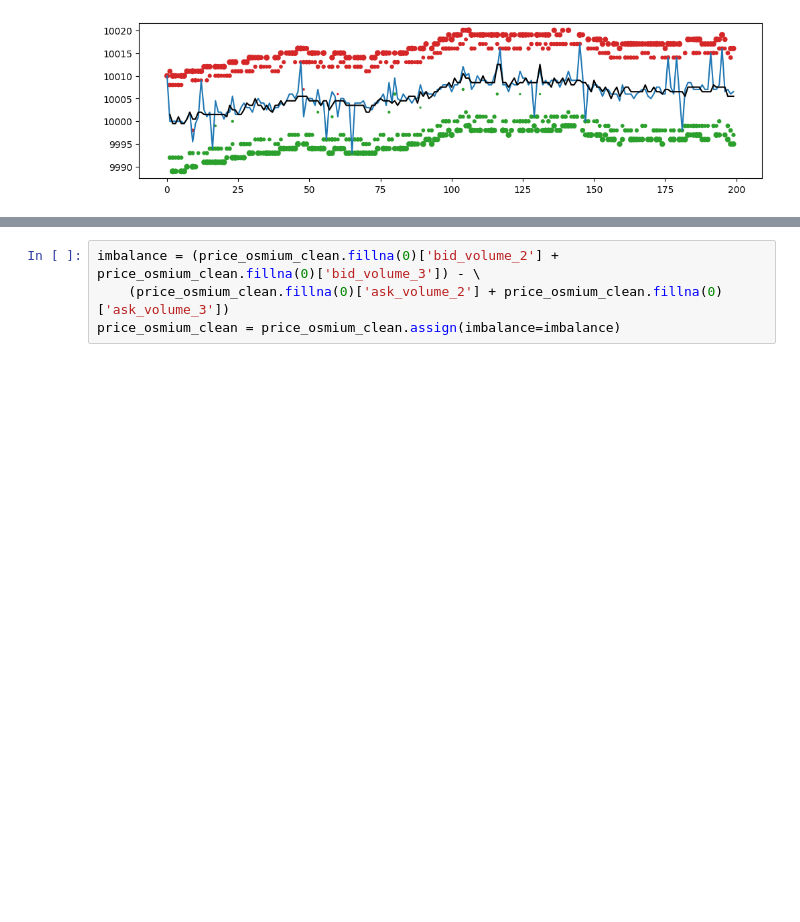
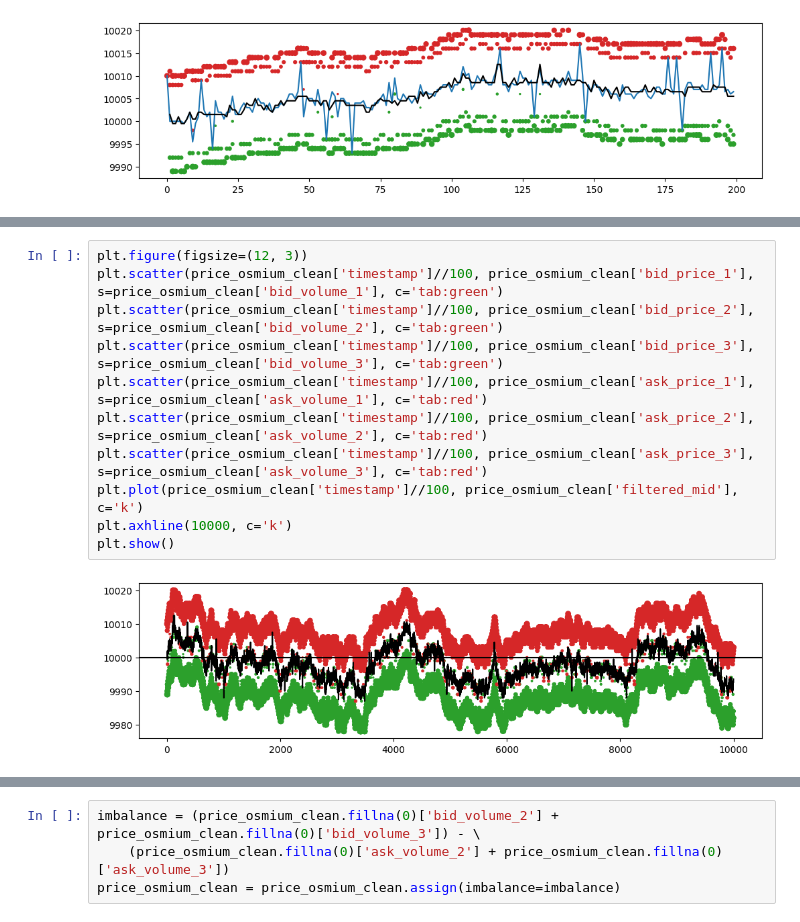
Before and after one commit to aemilani/imc-prosperity-4, a Jupyter notebook: notebooks/algo_1.ipynb, the cells around one changed output, grey strips where cells are left out. Saved outputs shown, nothing was run; the diff lists cells and outputs as text; blank space fills up the shorter version.

```diff
--- a/notebooks/algo_1.ipynb
+++ b/notebooks/algo_1.ipynb
@@ -319,0 +348,13 @@ plt.show()
+# %%
+plt.figure(figsize=(12, 3))
+plt.scatter(price_osmium_clean['timestamp']//100, price_osmium_clean['bid_price_1'], s=price_osmium_clean['bid_volume_1'], c='tab:green')
+plt.scatter(price_osmium_clean['timestamp']//100, price_osmium_clean['bid_price_2'], s=price_osmium_clean['bid_volume_2'], c='tab:green')
+plt.scatter(price_osmium_clean['timestamp']//100, price_osmium_clean['bid_price_3'], s=price_osmium_clean['bid_volume_3'], c='tab:green')
+plt.scatter(price_osmium_clean['timestamp']//100, price_osmium_clean['ask_price_1'], s=price_osmium_clean['ask_volume_1'], c='tab:red')
+plt.scatter(price_osmium_clean['timestamp']//100, price_osmium_clean['ask_price_2'], s=price_osmium_clean['ask_volume_2'], c='tab:red')
+plt.scatter(price_osmium_clean['timestamp']//100, price_osmium_clean['ask_price_3'], s=price_osmium_clean['ask_volume_3'], c='tab:red')
+plt.plot(price_osmium_clean['timestamp']//100, price_osmium_clean['filtered_mid'], c='k')
+plt.axhline(10000, c='k')
+plt.show()
+# %% [output]
+[figure, added]
```
Also changed, not shown: parts of 9 cells of this notebook, 6 other files.
